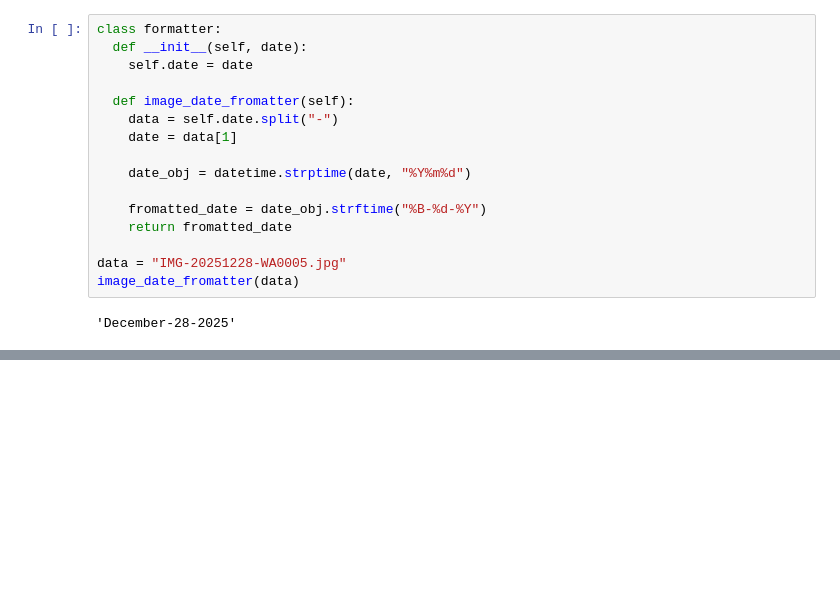
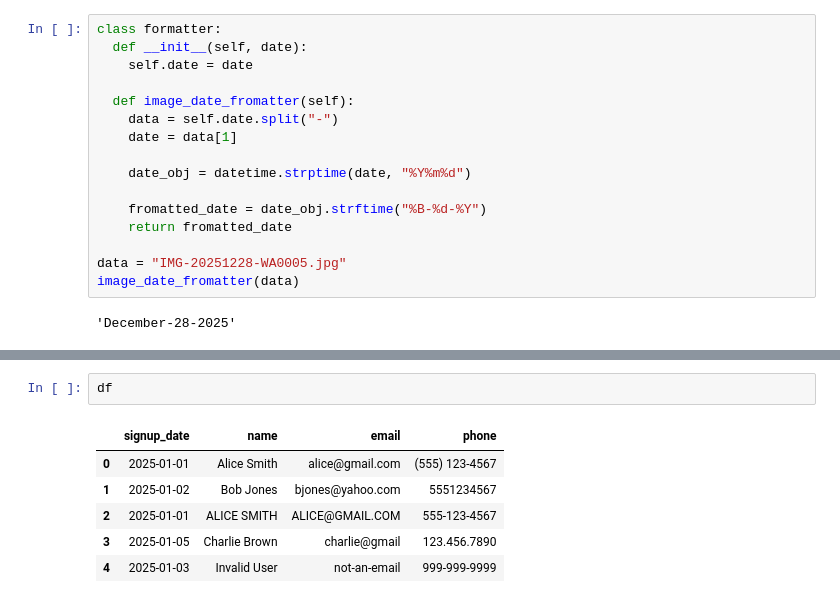
Before and after one commit to kamranshahid56-tech/Python_Practice-Numpy-Pandas-, a Jupyter notebook: Python_Practice.ipynb, the cells around one changed output, grey strips where cells are left out. Saved outputs shown, nothing was run; the diff lists cells and outputs as text; blank space fills up the shorter version.

```diff
--- a/Python_Practice.ipynb
+++ b/Python_Practice.ipynb
@@ -1031,0 +1069,9 @@ image_date_fromatter(data)
+# %%
+df
+# %% [output]
+|  | signup_date | name | email | phone |
+| 0 | 2025-01-01 | Alice Smith | alice@gmail.com | (555) 123-4567 |
+| 1 | 2025-01-02 | Bob Jones | bjones@yahoo.com | 5551234567 |
+| 2 | 2025-01-01 | ALICE SMITH | ALICE@GMAIL.COM | 555-123-4567 |
+| 3 | 2025-01-05 | Charlie Brown | charlie@gmail | 123.456.7890 |
+| 4 | 2025-01-03 | Invalid User | not-an-email | 999-999-9999 |
```
Also changed, not shown: parts of 3 cells of this notebook.
